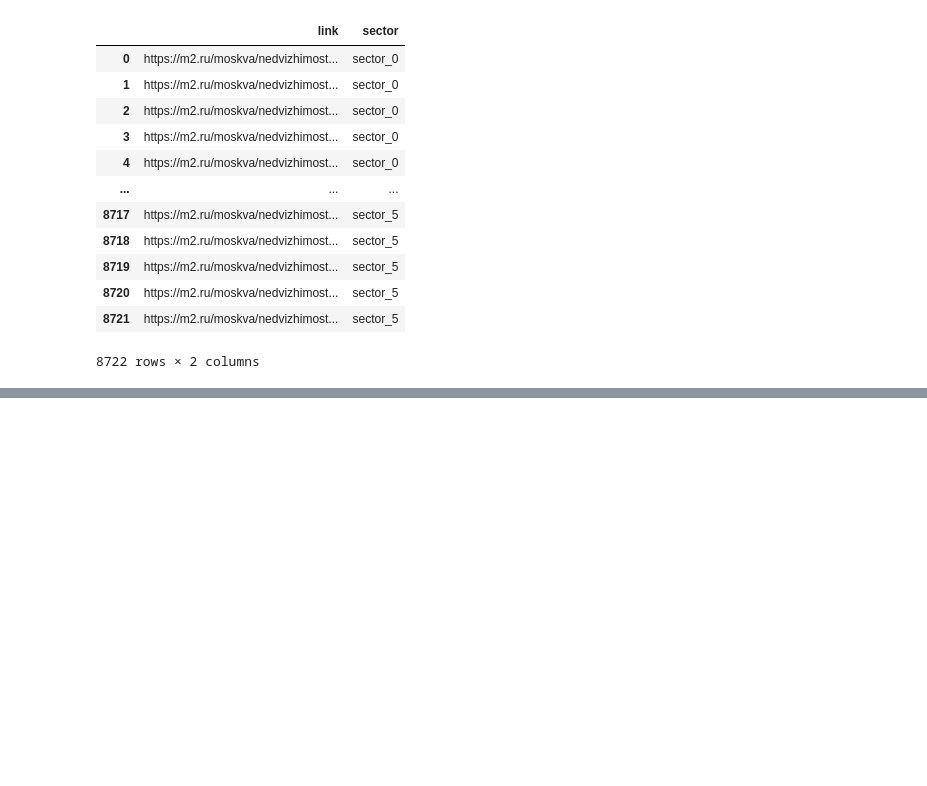
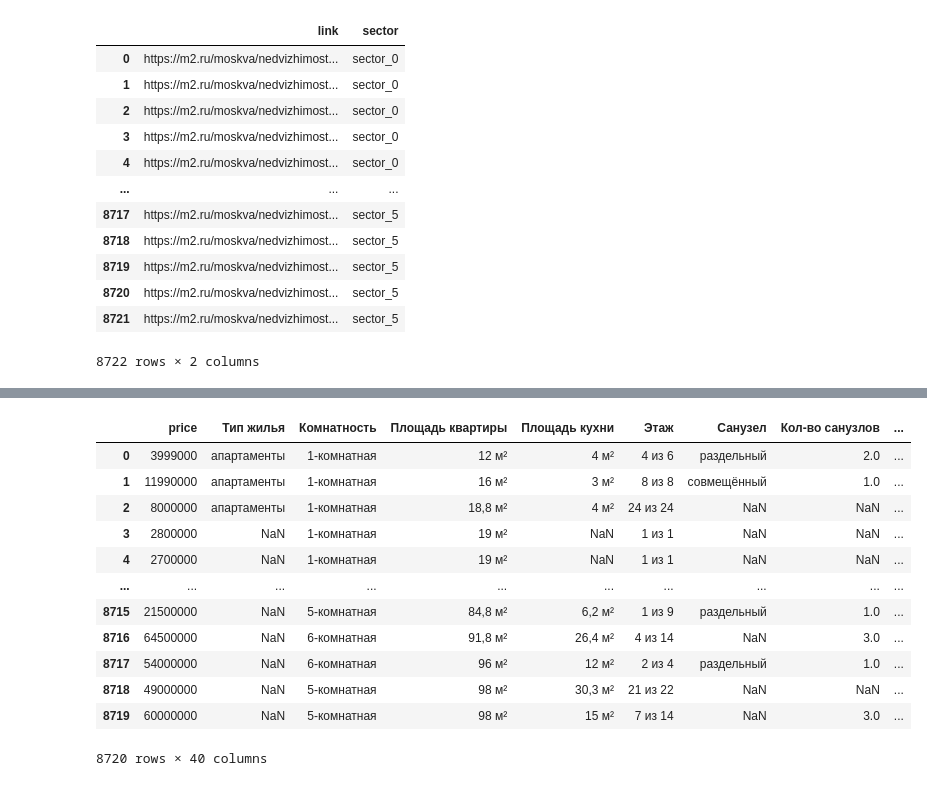
Before and after one commit to Shmelev-Roman/GP2-SMADIMO, a Jupyter notebook: scraping/main.ipynb, the cells around one changed output, grey strips where cells are left out. Cells and saved outputs as stored; diff of their text form; code cells hidden in the pictures; blank space fills up the shorter version.

```diff
--- a/scraping/main.ipynb
+++ b/scraping/main.ipynb
@@ -137,10 +123,0 @@ from parser_1 import test_parse_m2
-# %%
-from tqdm.auto import tqdm
-
-df = df[df.sector == "sector_0"]
-current_data = []
-
-for i, row in tqdm(df.iterrows()):
-    res_d = test_parse_m2(row['link'])
-    if res_d is not None:
-        current_data.append(res_d)
@@ -146,0 +131,24 @@ for i, row in tqdm(df.iterrows()):
+# %%
+dfs = []
+
+for i in range(6):
+    name_file = f"sector_{i}.csv"
+    df_cur = pd.read_csv(name_file)
+    dfs.append(df_cur)
+
+df = pd.concat(dfs, ignore_index=True)
+df
+# %% [output]
+|  | price | Тип жилья | Комнатность | Площадь квартиры | Площадь кухни | Этаж | Санузел | Кол-во санузлов | ... |
+| 0 | 3999000 | апартаменты | 1-комнатная | 12 м² | 4 м² | 4 из 6 | раздельный | 2.0 | ... |
+| 1 | 11990000 | апартаменты | 1-комнатная | 16 м² | 3 м² | 8 из 8 | совмещённый | 1.0 | ... |
+| 2 | 8000000 | апартаменты | 1-комнатная | 18,8 м² | 4 м² | 24 из 24 | NaN | NaN | ... |
+| 3 | 2800000 | NaN | 1-комнатная | 19 м² | NaN | 1 из 1 | NaN | NaN | ... |
+| 4 | 2700000 | NaN | 1-комнатная | 19 м² | NaN | 1 из 1 | NaN | NaN | ... |
+| ... | ... | ... | ... | ... | ... | ... | ... | ... | ... |
+| 8715 | 21500000 | NaN | 5-комнатная | 84,8 м² | 6,2 м² | 1 из 9 | раздельный | 1.0 | ... |
+| 8716 | 64500000 | NaN | 6-комнатная | 91,8 м² | 26,4 м² | 4 из 14 | NaN | 3.0 | ... |
+| 8717 | 54000000 | NaN | 6-комнатная | 96 м² | 12 м² | 2 из 4 | раздельный | 1.0 | ... |
+| 8718 | 49000000 | NaN | 5-комнатная | 98 м² | 30,3 м² | 21 из 22 | NaN | NaN | ... |
+| 8719 | 60000000 | NaN | 5-комнатная | 98 м² | 15 м² | 7 из 14 | NaN | 3.0 | ... |
+8720 rows × 40 columns
```
Also changed, not shown: parts of 13 cells of this notebook, 5 other files.
